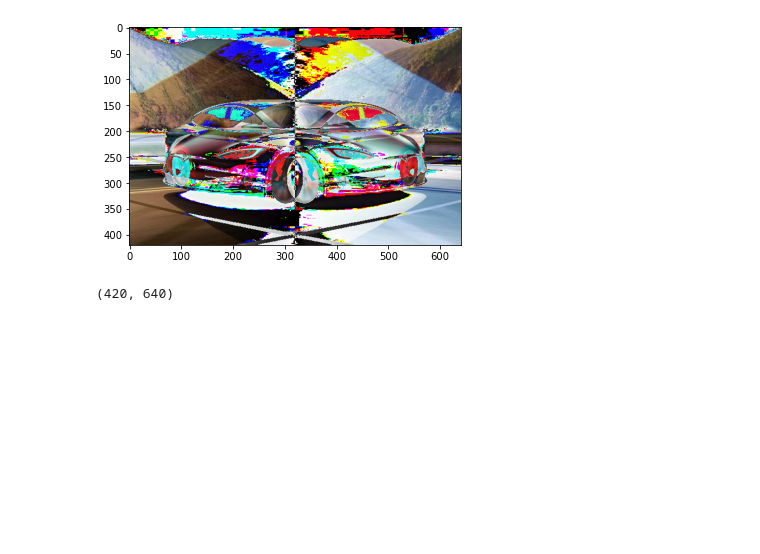
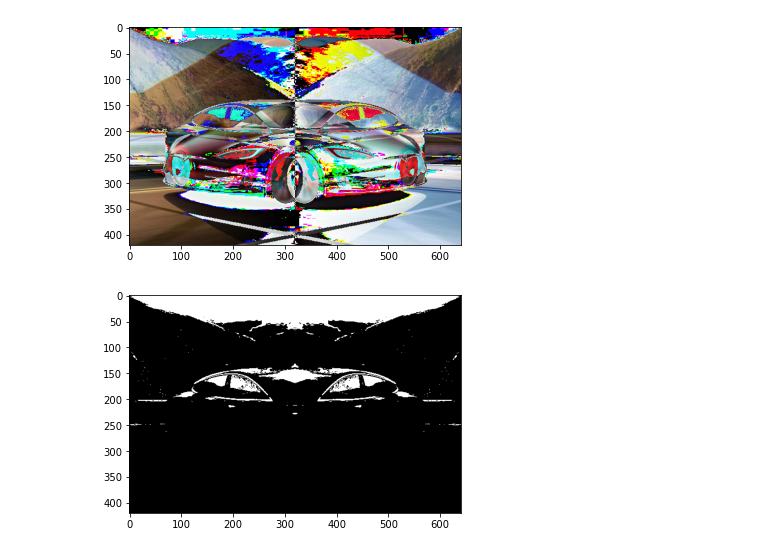
Before and after one commit to alvoza/tmir, a Jupyter notebook: laboratorio 02/Problema 02/Problema02.ipynb, the cells around one changed output. Saved outputs shown, nothing was run; the diff lists cells and outputs as text; code cells hidden in the pictures; blank space fills up the shorter version.

```diff
--- a/laboratorio 02/Problema 02/Problema02.ipynb
+++ b/laboratorio 02/Problema 02/Problema02.ipynb
@@ -29,9 +29,9 @@ test_resta = resta(img, img2)
 # %% [output]
 [figure]
 # %%
-bin1.shape
+test_and = o_and(bin1, bin2)
 # %% [output]
-(420, 640)
+[figure, added]
 # %%
 def binarizar(image):
     gray = cv2.cvtColor(image, cv2.COLOR_BGR2GRAY)
```
Also changed, not shown: parts of 2 cells of this notebook, 1 other file.
